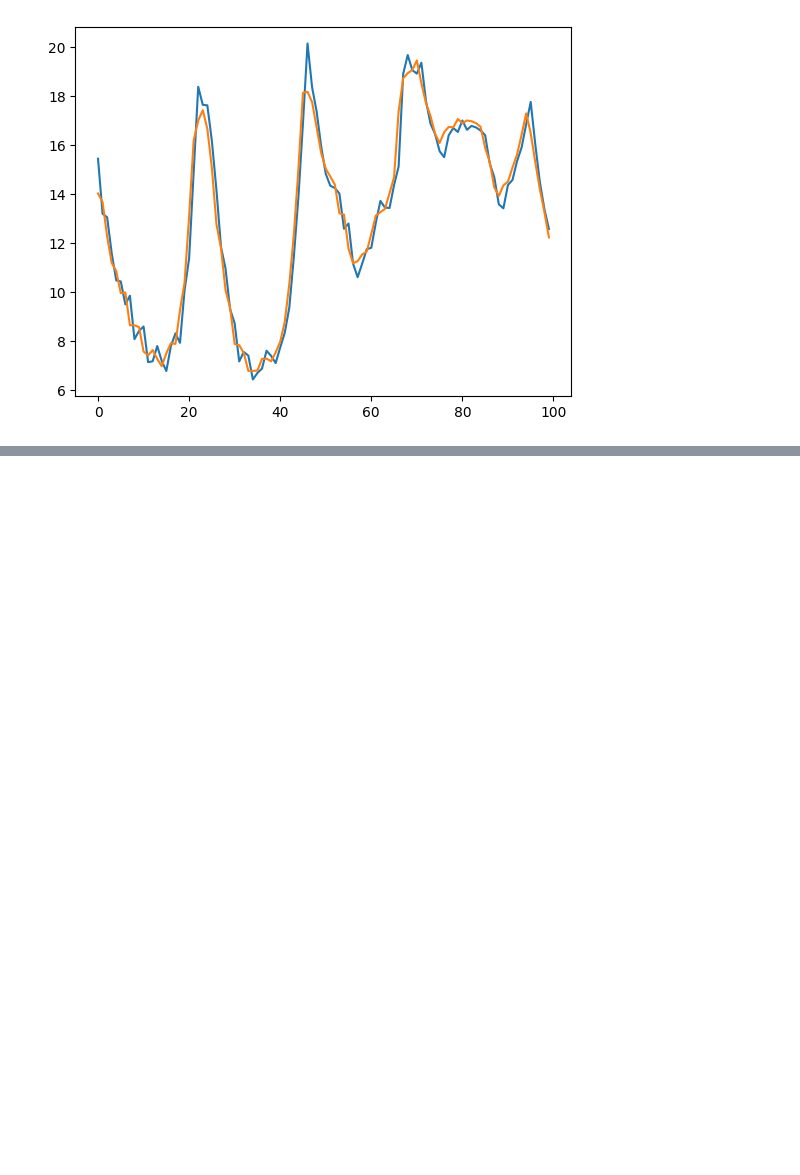
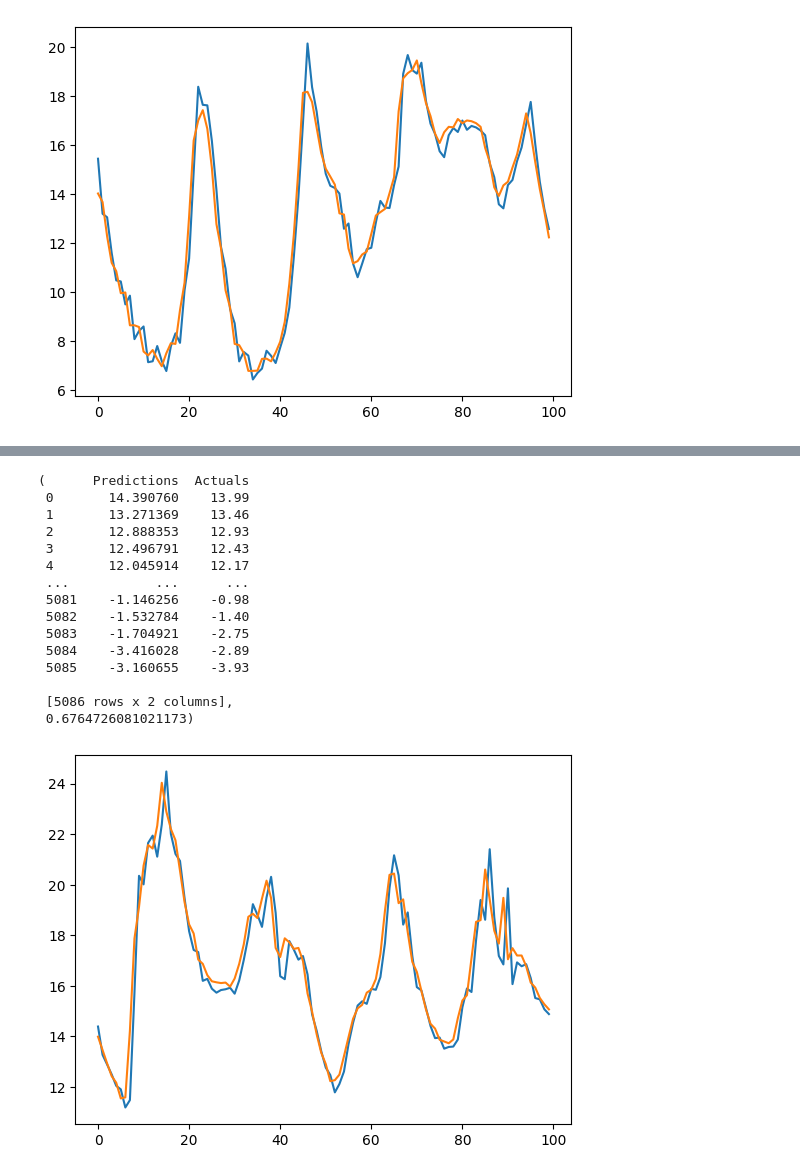
Before and after one commit to sandhrabijoy/Time-series, a Jupyter notebook: timeseries_using_univariate.ipynb, the cells around one changed output, grey strips where cells are left out. Drawn from its saved outputs; the diff is of its cells as text; code cells hidden in the pictures; blank space fills up the shorter version.

Commit message:
predictions and actuals

```diff
--- a/timeseries_using_univariate.ipynb
+++ b/timeseries_using_univariate.ipynb
@@ -224,3 +224,14 @@ plt.plot(val_results['Actuals'][:100])
 # %% [output]
 [<matplotlib.lines.Line2D at 0x...>]
 [figure]
+# %%
+from sklearn.metrics import mean_squared_error as mse
+def plot_predictions1(model,X,y,start=0,end=100):
+  predictions=model.predict(X).flatten()
+  df=pd.DataFrame(data={'Predictions':predictions,'Actuals':y})
+  plt.plot(df['Predictions'][start:end])
+  plt.plot(df['Actuals'][start:end])
+  return df,mse(y,predictions)
+# %%
+plot_predictions1(model1,X_test,y_test)
+# %% [output]
@@ -226,0 +239,16 @@ plt.plot(val_results['Actuals'][:100])
+(      Predictions  Actuals
+ 0       14.390760    13.99
+ 1       13.271369    13.46
+ 2       12.888353    12.93
+ 3       12.496791    12.43
+ 4       12.045914    12.17
+ ...           ...      ...
+ 5081    -1.146256    -0.98
+ 5082    -1.532784    -1.40
+ 5083    -1.704921    -2.75
+ 5084    -3.416028    -2.89
+ 5085    -3.160655    -3.93
+
+ [5086 rows x 2 columns],
+ 0.6764726081021173)
+[figure, added]
```
Also changed, not shown: parts of 1 cell of this notebook.
